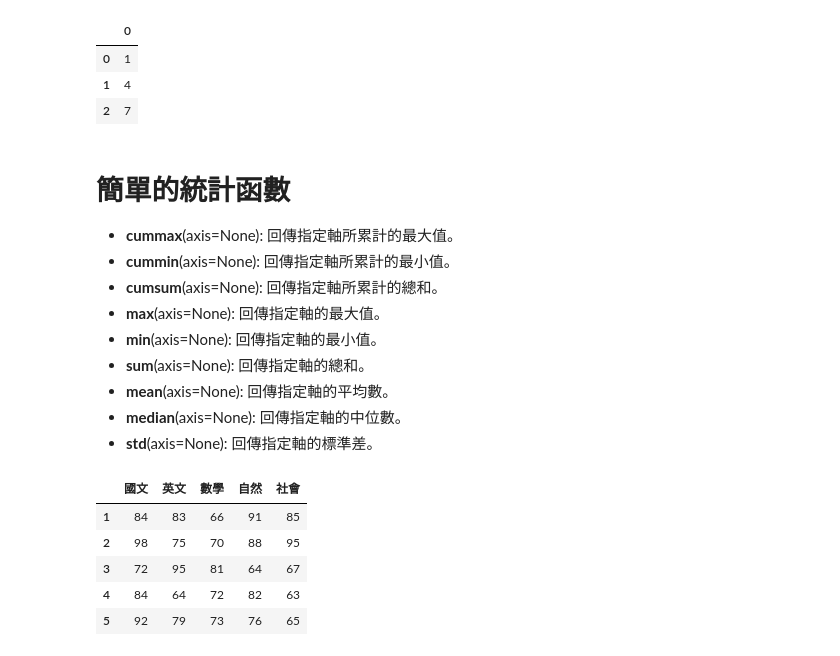
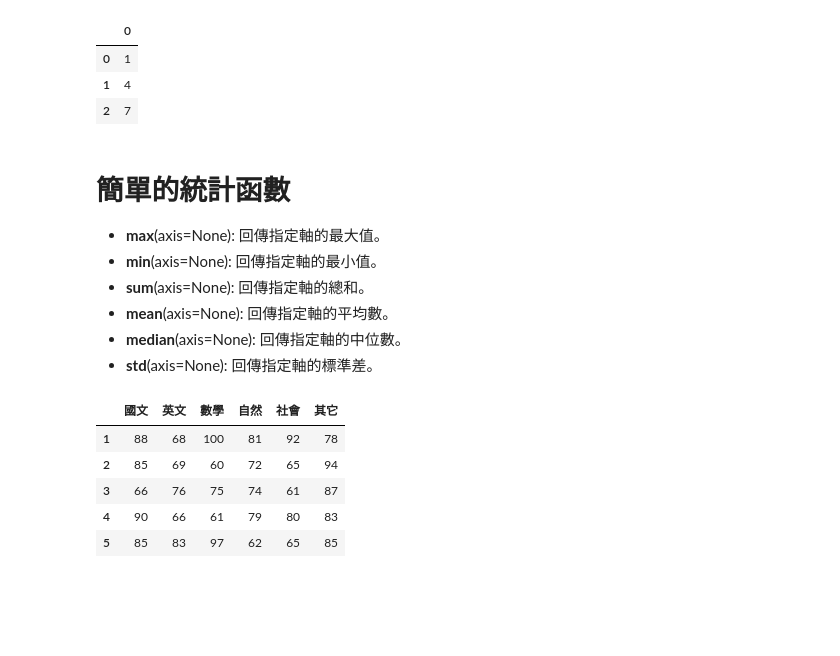
Before and after one commit to telunyang/python_data_analysis, a Jupyter notebook: 2-7 Pandas 資料分析與處理.ipynb, the cells around one changed output. Drawn from its saved outputs; the diff is of its cells as text; code cells hidden in the pictures; blank space fills up the shorter version.

```diff
--- a/2-7 Pandas 資料分析與處理.ipynb
+++ b/2-7 Pandas 資料分析與處理.ipynb
@@ -251,3 +164,0 @@ df = df1.ge(df2); df
-# %%
-# le(): 小於等於
-df = df1.le(df2); df
@@ -258,3 +164,0 @@ df = df1.le(df2); df
-# %%
-# eq(): 等於
-df = df1.eq(df2); df
@@ -265,3 +164,0 @@ df = df1.eq(df2); df
-# %%
-# ne(): 不等於
-df = df1.ne(df2); df
@@ -274,3 +164,0 @@ df = df1.ne(df2); df
-# %%
-# 把 df1 所有值平方
-df = np.square(df1); df
@@ -347,9 +222,6 @@ df_ = df.dropna(axis='columns'); df_
 | 2 | 7 |
 # %% [markdown]
 # 簡單的統計函數
-- **cummax**(axis=None): 回傳指定軸所累計的最大值。
-- **cummin**(axis=None): 回傳指定軸所累計的最小值。
-- **cumsum**(axis=None): 回傳指定軸所累計的總和。
 - **max**(axis=None): 回傳指定軸的最大值。
 - **min**(axis=None): 回傳指定軸的最小值。
 - **sum**(axis=None): 回傳指定軸的總和。
@@ -359,27 +231,35 @@ df_ = df.dropna(axis='columns'); df_
 # %%
 # 初始化
 from random import randint
 
 # dataframe 的 columns
-course = ['國文', '英文', '數學', '自然', '社會']
+courses = ['國文', '英文', '數學', '自然', '社會', '其它']
 
-# 各科的分數 (隨機產生)
-chinese = [randint(60, 100) for x in range(5)]
-english = [randint(60, 100) for x in range(5)]
-math = [randint(60, 100) for x in range(5)]
-nature = [randint(60, 100) for x in range(5)]
-society = [randint(60, 100) for x in range(5)]
+# 5 個學生的各科分數 (隨機產生)
+s1 = [randint(60, 100) for x in range(6)]
+s2 = [randint(60, 100) for x in range(6)]
+s3 = [randint(60, 100) for x in range(6)]
+s4 = [randint(60, 100) for x in range(6)]
+s5 = [randint(60, 100) for x in range(6)]
+
+grades = [
+    s1, # 代表 s1 學生的 5 科成績
+    s2, # 代表 s2 學生的 5 科成績
+    s3, # 代表 s3 學生的 5 科成績
+    s4, # 代表 s4 學生的 5 科成績
+    s5  # 代表 s5 學生的 5 科成績
+]
 
 # 建立 dataframe
 df = pd.DataFrame(
-    [chinese, english, math, nature, society],
-    columns=course,
+    grades,
+    columns=courses,
     index=range(1,6)
 ); df
 # %% [output]
-|  | 國文 | 英文 | 數學 | 自然 | 社會 |
-| 1 | 84 | 83 | 66 | 91 | 85 |
-| 2 | 98 | 75 | 70 | 88 | 95 |
-| 3 | 72 | 95 | 81 | 64 | 67 |
-| 4 | 84 | 64 | 72 | 82 | 63 |
-| 5 | 92 | 79 | 73 | 76 | 65 |
+|  | 國文 | 英文 | 數學 | 自然 | 社會 | 其它 |
+| 1 | 88 | 68 | 100 | 81 | 92 | 78 |
+| 2 | 85 | 69 | 60 | 72 | 65 | 94 |
+| 3 | 66 | 76 | 75 | 74 | 61 | 87 |
+| 4 | 90 | 66 | 61 | 79 | 80 | 83 |
+| 5 | 85 | 83 | 97 | 62 | 65 | 85 |
```
Also changed, not shown: parts of 52 cells of this notebook, 11 other files.
